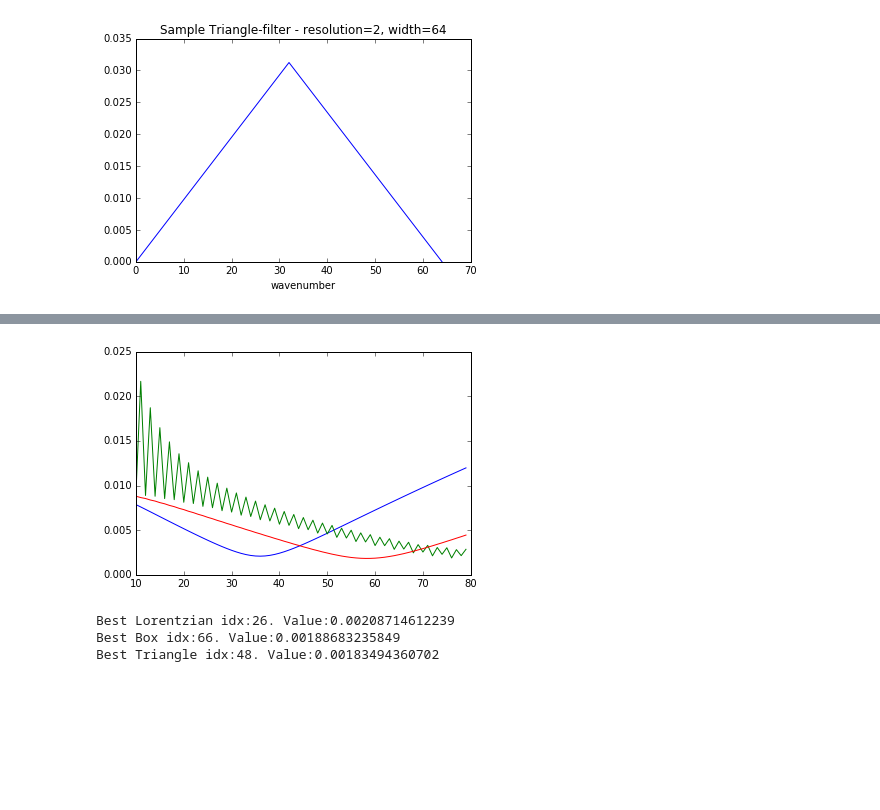
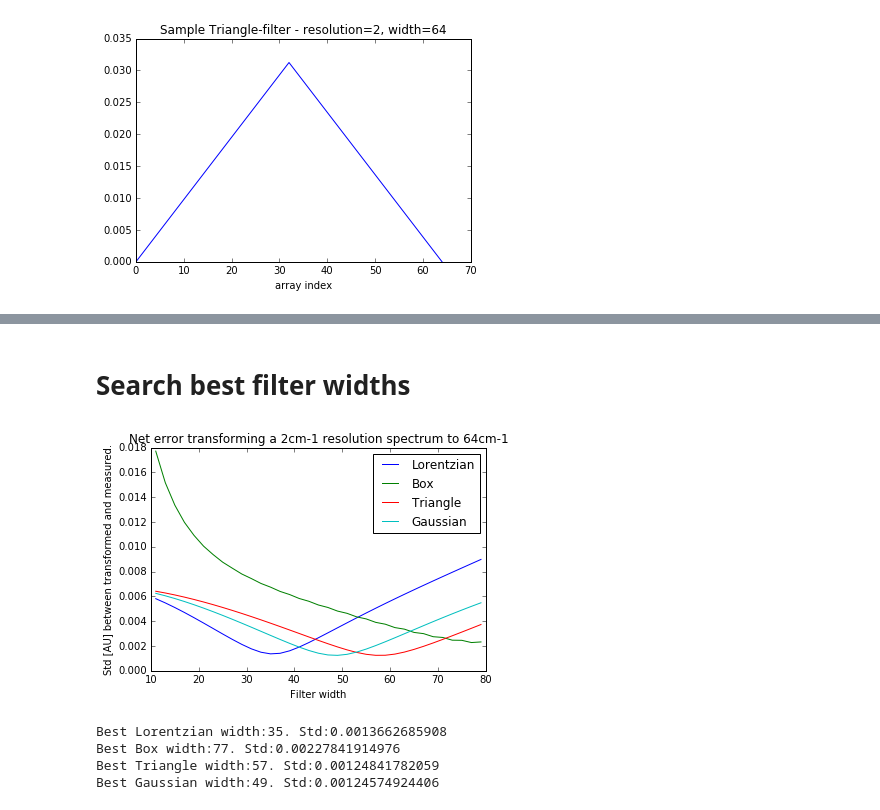
Before and after one commit to bmrg/convolute, a Jupyter notebook: Convolute.ipynb, the cells around one changed output, grey strips where cells are left out. Cells and saved outputs as stored; diff of their text form; code cells hidden in the pictures; blank space fills up the shorter version.

Commit message:
Gaussian added:

```diff
--- a/Convolute.ipynb
+++ b/Convolute.ipynb
@@ -76,7 +78,8 @@ plt.show()
 # %%
 %matplotlib inline
 def makeTriangleFilter(resolution,width):
-    f = [(1.0-x*(resolution)/width) for x in range((int)(width/resolution)+1)]
+    steps = width/resolution
+    f = [(1.0-x*(resolution)/width) for x in range((int)(steps)+1)]
     result =  list(reversed(f))[:-1]
     result.extend(f)
     return np.divide(result,np.sum(result))
@@ -84,7 +87,7 @@ def makeTriangleFilter(resolution,width):
 plt.plot(makeTriangleFilter(2.0,64.0))
 plt.title('Sample Triangle-filter - resolution=2, width=64')
 plt.ylabel('')
-plt.xlabel("wavenumber")
+plt.xlabel("array index")
 plt.show()
 # %% [output]
 [figure]
@@ -90,0 +96,10 @@ plt.show()
+# %%
+def makeGaussianFilter(resolution,width):
+    gaussianFilter = signal.gaussian(101,std=0.5*width/resolution)
+    return np.divide(gaussianFilter,np.sum(gaussianFilter))
+
+plt.plot(makeGaussianFilter(2.0,64.0))
+plt.title('Sample Gaussian-filter - resolution=2, width=64')
+plt.ylabel('')
+plt.xlabel("array index")
+plt.show()
@@ -91,46 +108,67 @@ plt.show()
+# %% [markdown]
+# Search best filter widths
 # %%
 spectrum_res_4 = rows[4]
 spectrum_res_64 = rows[0]
 std_lorentz = []
 std_box = []
 std_triangle = []
+std_gaussian = []
 
-test_range = range(10,80)
+test_range = range(11,80,2)
 
 for filter_width in test_range:
 
     # filter using Lorentz shape at current filter width
     lorentzFilter = makeLorentzianFilter(2,filter_width)
-    spectrum_res_4_lorentz = np.convolve(spectrum_res_4,lorentzFilter,'same')
-    diff_lorentz = np.subtract(spectrum_res_4_lorentz,spectrum_res_64)
-    std_lorentz.append(np.std(diff_lorentz[200:-200]))
+    lorentz_filtered = np.convolve(spectrum_res_4,lorentzFilter,'same')
+    diff_lorentz = np.subtract(lorentz_filtered,spectrum_res_64)
+    std_lorentz.append(np.std(diff_lorentz[400:-400]))
 
     # filter using Box shape at current filter width
     boxFilter = makeBoxFilter(2,filter_width)
-    spectrum_res_4_box = np.convolve(spectrum_res_4,boxFilter,'same')
-    diff_box = np.subtract(spectrum_res_4_box,spectrum_res_64)
-    std_box.append(np.std(diff_box[200:-200]))
+    box_filtered = np.convolve(spectrum_res_4,boxFilter,'same')
+    diff_box = np.subtract(box_filtered,spectrum_res_64)
+    std_box.append(np.std(diff_box[400:-400]))
 
     # filter using Triangle shape at current filter width
     triangleFilter = makeTriangleFilter(2,filter_width)
-    spectrum_res_4_triangle = np.convolve(spectrum_res_4,triangleFilter,'same')
-    diff_triangle = np.subtract(spectrum_res_4_triangle,spectrum_res_64)
-    std_triangle.append(np.std(diff_triangle[200:-200]))
+    triangle_filtered = np.convolve(spectrum_res_4,triangleFilter,'same')
+    diff_triangle = np.subtract(triangle_filtered,spectrum_res_64)
+    std_triangle.append(np.std(diff_triangle[400:-400]))
 
-plt.plot(test_range,std_lorentz)
-plt.plot(test_range,std_box)
-plt.plot(test_range,std_triangle)
+    # filter using Gaussian shape
+    gaussianFilter = makeGaussianFilter(2,filter_width)
+    gaussian_filtered = np.convolve(spectrum_res_4,gaussianFilter,'same')
+    diff_gaussian = np.subtract(gaussian_filtered,spectrum_res_64)
+    std_gaussian.append(np.std(diff_gaussian[400:-400]))
+
+
+plt.plot(test_range,std_lorentz, label='Lorentzian')
+plt.plot(test_range,std_box, label='Box')
+plt.plot(test_range,std_triangle, label='Triangle')
+plt.plot(test_range,std_gaussian, label='Gaussian')
+plt.legend()
+plt.title('Net error transforming a 2cm-1 resolution spectrum to 64cm-1')
+plt.ylabel('Std [AU] between transformed and measured.')
+plt.xlabel("Filter width")
+
 plt.show()
 
+# Find best
 bestLorentzianIdx = np.argmin(std_lorentz)
 bestBoxIdx = np.argmin(std_box)
 bestTriangleIdx = np.argmin(std_triangle)
+bestGaussianIdx = np.argmin(std_gaussian)
 
-print ("Best Lorentzian idx:" + str(bestLorentzianIdx) + ". Value:" + str(std_lorentz[bestLorentzianIdx]))
-print ("Best Box idx:" + str(bestBoxIdx) + ". Value:" + str(std_box[bestBoxIdx]))
-print ("Best Triangle idx:" + str(bestTriangleIdx) + ". Value:" + str(std_triangle[bestTriangleIdx]))
+# Report best
+print ("Best Lorentzian width:" + str(test_range[bestLorentzianIdx]) + ". Std:" + str(std_lorentz[bestLorentzianIdx]))
+print ("Best Box width:" + str(test_range[bestBoxIdx]) + ". Std:" + str(std_box[bestBoxIdx]))
+print ("Best Triangle width:" + str(test_range[bestTriangleIdx]) + ". Std:" + str(std_triangle[bestTriangleIdx]))
+print ("Best Gaussian width:" + str(test_range[bestGaussianIdx]) + ". Std:" + str(std_gaussian[bestGaussianIdx]))
 # %% [output]
-[figure, old version]
+[figure, new version]
-Best Lorentzian idx:26. Value:0.00208714612239
-Best Box idx:66. Value:0.00188683235849
-Best Triangle idx:48. Value:0.00183494360702
+Best Lorentzian width:35. Std:0.0013662685908
+Best Box width:77. Std:0.00227841914976
+Best Triangle width:57. Std:0.00124841782059
+Best Gaussian width:49. Std:0.00124574924406
```
Also changed, not shown: parts of 15 cells of this notebook.
